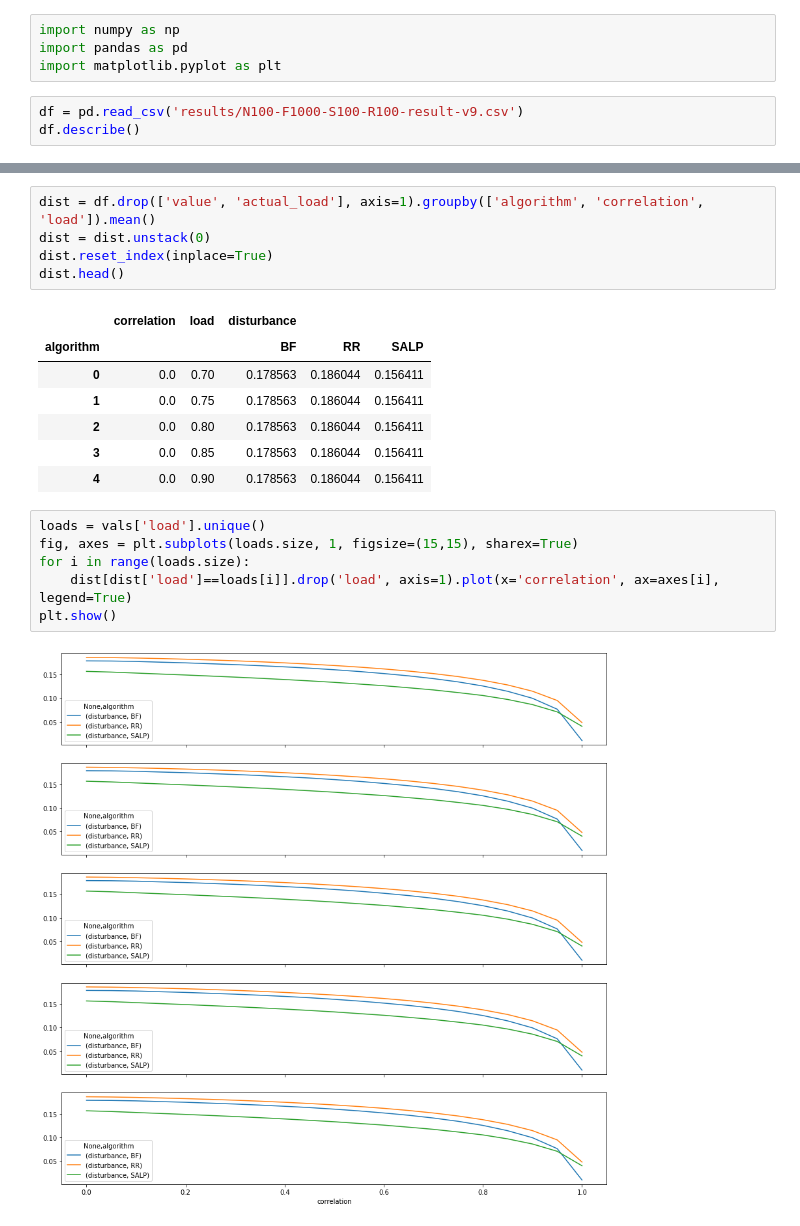
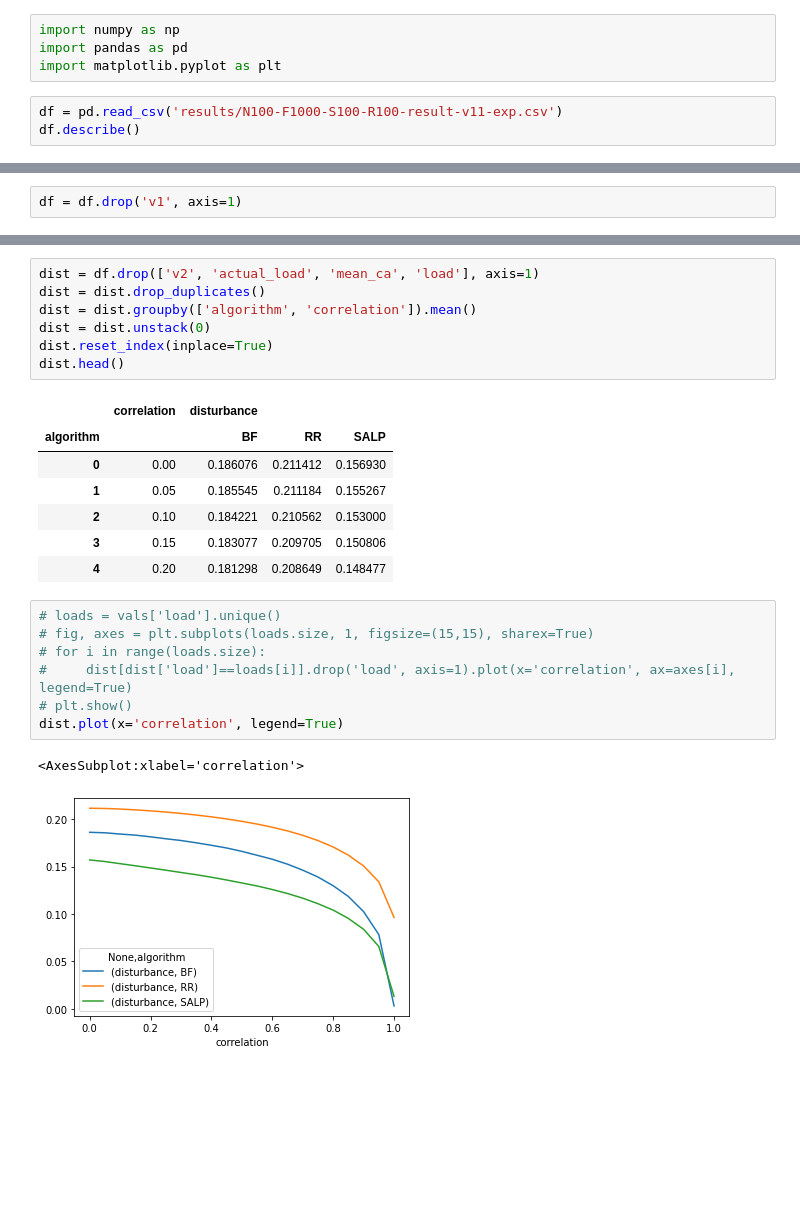
Before and after one commit to szkudlarekdamian/kosharda, a Jupyter notebook: plots_py.ipynb, the cells around one changed output, grey strips where cells are left out. Cells and saved outputs as stored; diff of their text form; blank space fills up the shorter version.

```diff
--- a/plots_py.ipynb
+++ b/plots_py.ipynb
@@ -3,6 +3,6 @@ import numpy as np
 import pandas as pd
 import matplotlib.pyplot as plt
 # %%
-df = pd.read_csv('results/N100-F1000-S100-R100-result-v9.csv')
+df = pd.read_csv('results/N100-F1000-S100-R100-result-v11-exp.csv')
 df.describe()
 # %% [output]
@@ -18 +29,3 @@ df.describe()
+# %%
+df = df.drop('v1', axis=1)
 # %%
@@ -67,22 +80,26 @@ df.groupby(['algorithm', 'load']).count()
 # %%
-dist = df.drop(['value', 'actual_load'], axis=1).groupby(['algorithm', 'correlation', 'load']).mean()
+dist = df.drop(['v2', 'actual_load', 'mean_ca', 'load'], axis=1)
+dist = dist.drop_duplicates()
+dist = dist.groupby(['algorithm', 'correlation']).mean()
 dist = dist.unstack(0)
 dist.reset_index(inplace=True)
 dist.head()
 # %% [output]
-|  | correlation | load | disturbance |  |  |
-| algorithm |  |  | BF | RR | SALP |
-| 0 | 0.0 | 0.70 | 0.178563 | 0.186044 | 0.156411 |
-| 1 | 0.0 | 0.75 | 0.178563 | 0.186044 | 0.156411 |
-| 2 | 0.0 | 0.80 | 0.178563 | 0.186044 | 0.156411 |
-| 3 | 0.0 | 0.85 | 0.178563 | 0.186044 | 0.156411 |
-| 4 | 0.0 | 0.90 | 0.178563 | 0.186044 | 0.156411 |
+|  | correlation | disturbance |  |  |
+| algorithm |  | BF | RR | SALP |
+| 0 | 0.00 | 0.186076 | 0.211412 | 0.156930 |
+| 1 | 0.05 | 0.185545 | 0.211184 | 0.155267 |
+| 2 | 0.10 | 0.184221 | 0.210562 | 0.153000 |
+| 3 | 0.15 | 0.183077 | 0.209705 | 0.150806 |
+| 4 | 0.20 | 0.181298 | 0.208649 | 0.148477 |
 # %%
-loads = vals['load'].unique()
-fig, axes = plt.subplots(loads.size, 1, figsize=(15,15), sharex=True)
-for i in range(loads.size):
-    dist[dist['load']==loads[i]].drop('load', axis=1).plot(x='correlation', ax=axes[i], legend=True)
-plt.show()
+# loads = vals['load'].unique()
+# fig, axes = plt.subplots(loads.size, 1, figsize=(15,15), sharex=True)
+# for i in range(loads.size):
+#     dist[dist['load']==loads[i]].drop('load', axis=1).plot(x='correlation', ax=axes[i], legend=True)
+# plt.show()
+dist.plot(x='correlation', legend=True)
 # %% [output]
+<AxesSubplot:xlabel='correlation'>
-[figure, old version]
+[figure, new version]
 # %%
```
Also changed, not shown: parts of 9 cells of this notebook, 2 other files.
